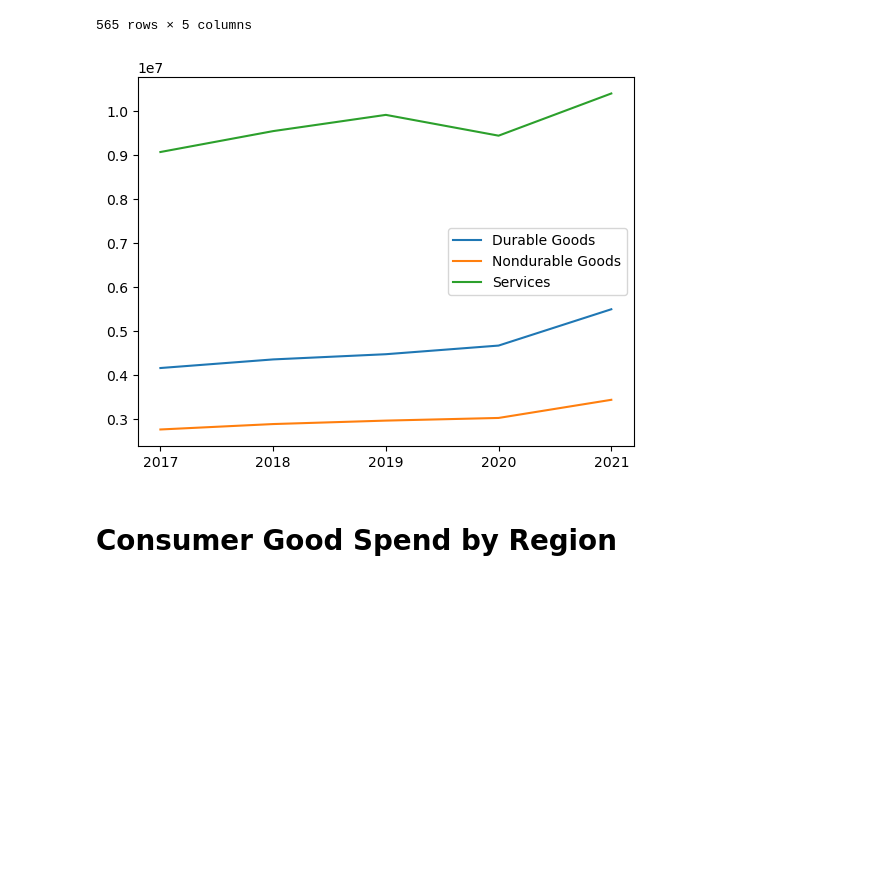
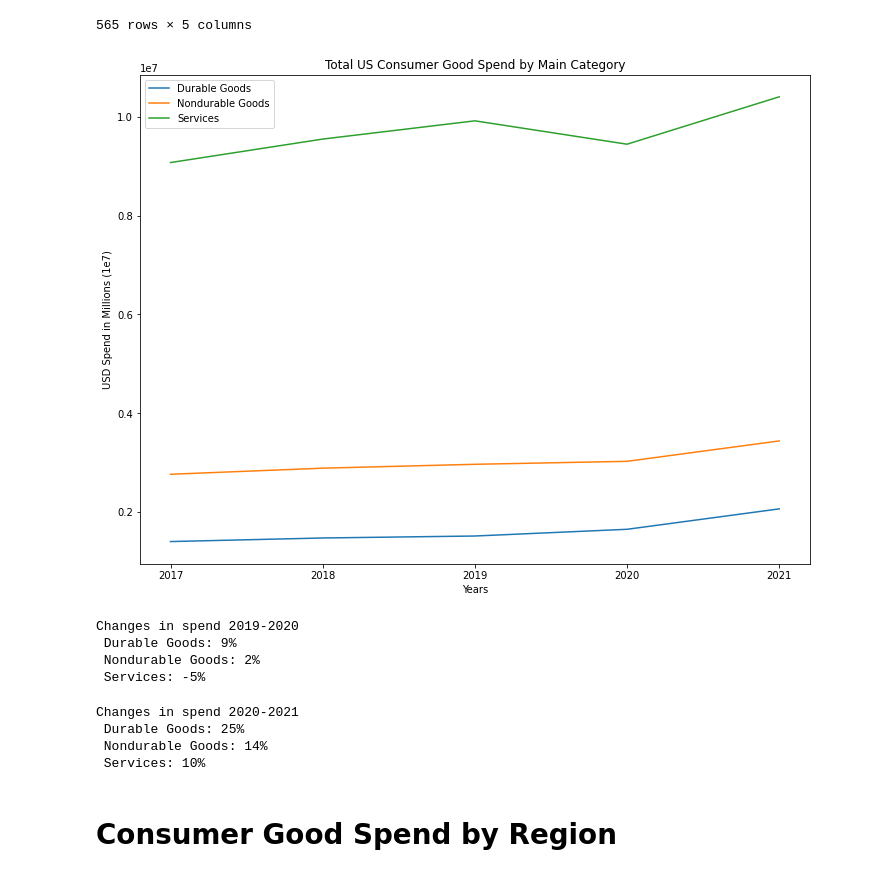
Before and after one commit to kmcmurphy/Covid19-and-the-Economy, a Jupyter notebook: consumer_spend_analysis.ipynb, the cells around one changed output. Drawn from its saved outputs; the diff is of its cells as text; code cells hidden in the pictures; blank space fills up the shorter version.

```diff
--- a/consumer_spend_analysis.ipynb
+++ b/consumer_spend_analysis.ipynb
@@ -84,27 +86,92 @@ spend_data.sort_values('Code')
 | 217 | 99 | United States | 2018 | Internet access | 72042.9 |
 565 rows × 5 columns
 # %%
-durable_goods = spend_data.loc[spend_data['Code']=='2']
+# Pull data for just the macro categories by line code
+
+durable_goods = spend_data.loc[spend_data['Code']=='3']
 nondurable_goods = spend_data.loc[spend_data['Code']=='25']
 services = spend_data.loc[spend_data['Code']=='47']
 
+# Plot the data
 
 x_axis1 = durable_goods['Year']
 y_axis1 = durable_goods['Spend']
 
 x_axis2 = nondurable_goods['Year']
 y_axis2 = nondurable_goods['Spend']
 
 x_axis3 = services['Year']
 y_axis3 = services['Spend']
 
-
+plt.figure(figsize=(12,9))
+plt.title("Total US Consumer Good Spend by Main Category")
 plt.plot(x_axis1, y_axis1, label="Durable Goods")
 plt.plot(x_axis2, y_axis2, label="Nondurable Goods")
 plt.plot(x_axis3, y_axis3, label="Services")
+plt.ylabel("USD Spend in Millions (1e7)")
+plt.xlabel("Years")
 plt.legend(loc="best")
+
 plt.show()
 # %% [output]
-[figure, old version]
+[figure, new version]
+# %%
+#Calculate 2020 changes
+
+#Durable Goods
+durable_start = durable_goods.loc[durable_goods['Year']=="2019"]['Spend']
+durable_end = durable_goods.loc[durable_goods['Year']=="2020"]['Spend']
+
+durable_yoy = round(((int(durable_end)/int(durable_start))-1) * 100)
+
+
+# Nondurable Goods
+nondurable_start = nondurable_goods.loc[nondurable_goods['Year']=="2019"]['Spend']
+nondurable_end = nondurable_goods.loc[nondurable_goods['Year']=="2020"]['Spend']
+
+nondurable_yoy = round(((int(nondurable_end)/int(nondurable_start))-1) * 100)
+
+#Services
+services_start = services.loc[services['Year']=="2019"]['Spend']
+services_end = services.loc[services['Year']=="2020"]['Spend']
+
+services_yoy = round(((int(services_end)/int(services_start))-1) * 100)
+
+print("Changes in spend 2019-2020")
+print(f" Durable Goods: {durable_yoy}% \n Nondurable Goods: {nondurable_yoy}% \n Services: {services_yoy}%")
+# %% [output]
+Changes in spend 2019-2020
+ Durable Goods: 9%
+ Nondurable Goods: 2%
+ Services: -5%
+# %%
+#Calculate 2021 changes
+
+#Durable Goods
+durable_start = durable_goods.loc[durable_goods['Year']=="2020"]['Spend']
+durable_end = durable_goods.loc[durable_goods['Year']=="2021"]['Spend']
+
+durable_yoy = round(((int(durable_end)/int(durable_start))-1) * 100)
+
+
+# Nondurable Goods
+nondurable_start = nondurable_goods.loc[nondurable_goods['Year']=="2020"]['Spend']
+nondurable_end = nondurable_goods.loc[nondurable_goods['Year']=="2021"]['Spend']
+
+nondurable_yoy = round(((int(nondurable_end)/int(nondurable_start))-1) * 100)
+
+#Services
+services_start = services.loc[services['Year']=="2020"]['Spend']
+services_end = services.loc[services['Year']=="2021"]['Spend']
+
+services_yoy = round(((int(services_end)/int(services_start))-1) * 100)
+
+print("Changes in spend 2020-2021")
+print(f" Durable Goods: {durable_yoy}% \n Nondurable Goods: {nondurable_yoy}% \n Services: {services_yoy}%")
+# %% [output]
+Changes in spend 2020-2021
+ Durable Goods: 25%
+ Nondurable Goods: 14%
+ Services: 10%
 # %% [markdown]
 # Consumer Good Spend by Region
```
Also changed, not shown: parts of 33 cells of this notebook, 1 other file.
